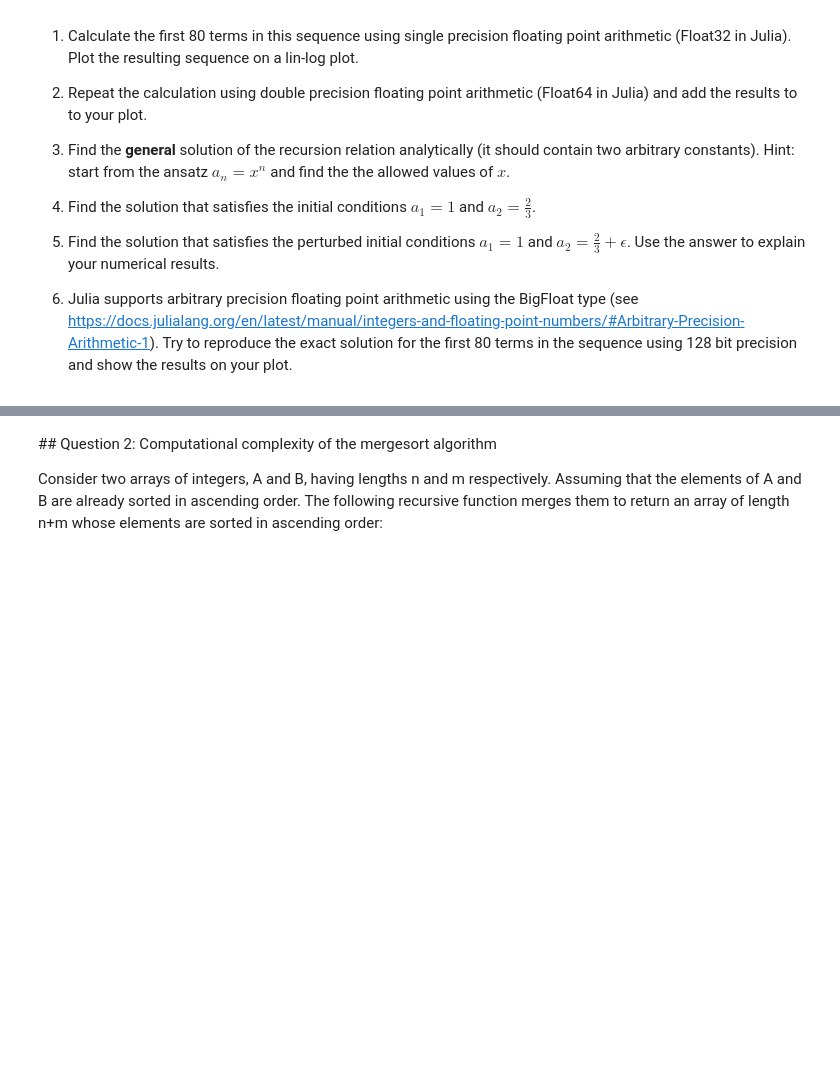
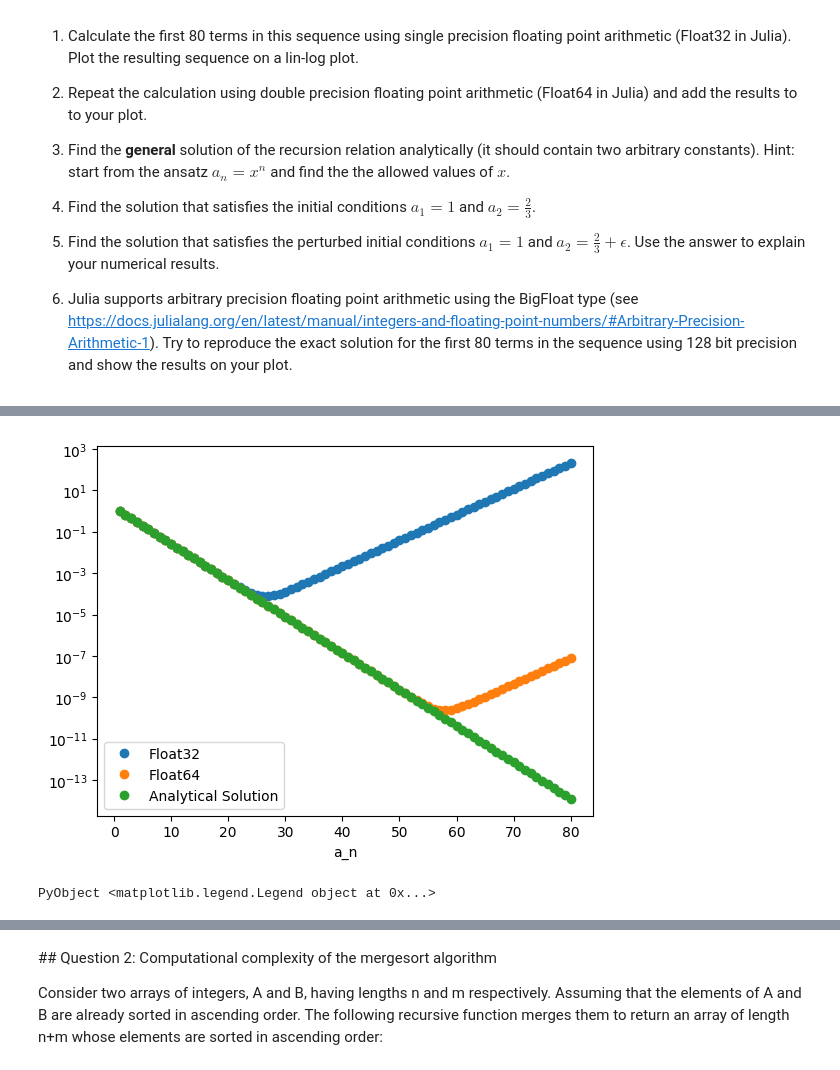
Before and after one commit to saf92/workbook1, a Jupyter notebook: workbook1.ipynb, the cells around one changed output, grey strips where cells are left out. Saved outputs shown, nothing was run; the diff lists cells and outputs as text; code cells hidden in the pictures; blank space fills up the shorter version.

```diff
--- a/workbook1.ipynb
+++ b/workbook1.ipynb
@@ -22,0 +51,69 @@ with the initial conditions $a_1=1$ and $a_2=\frac{2}{3}$.
+# %%
+
+
+
+a_1=Float32(1)
+a_2=Float32(2/3)
+
+y=zeros(80)
+
+y[1]=a_1
+y[2]=a_2
+
+for i=1:78
+    #println(a_1)
+    #println(a_2)
+    a=2*a_2-Float32(8/9)*a_1
+    #println(a)
+    y[i+2]=a
+    a_1=a_2
+    a_2=a
+end
+
+x=1:80
+
+semilogy(x,y,"o",label="Float32")
+
+a_1=1
+a_2=2/3
+
+
+y=zeros(80)
+
+y[1]=a_1
+y[2]=a_2
+
+for i=1:78
+    #println(a_1)
+    #println(a_2)
+    a=2*a_2-8/9*a_1
+    #println(a)
+    y[i+2]=a
+    a_1=a_2
+    a_2=a
+end
+
+x=1:80
+
+semilogy(x,y,"o",label="Float64")
+xlabel("a_n")
+
+function recursion(n)
+    A=3/2*(2/3)^n
+    return A
+end
+
+y=zeros(80)
+
+for i=1:80
+    y[i]=recursion(i)
+end
+
+x=1:80
+
+semilogy(x,y,"o",label="Analytical Solution")
+
+legend()
+# %% [output]
+[figure, added]
+PyObject <matplotlib.legend.Legend object at 0x...>
```
Also changed, not shown: parts of 21 cells of this notebook, 13 other files.
